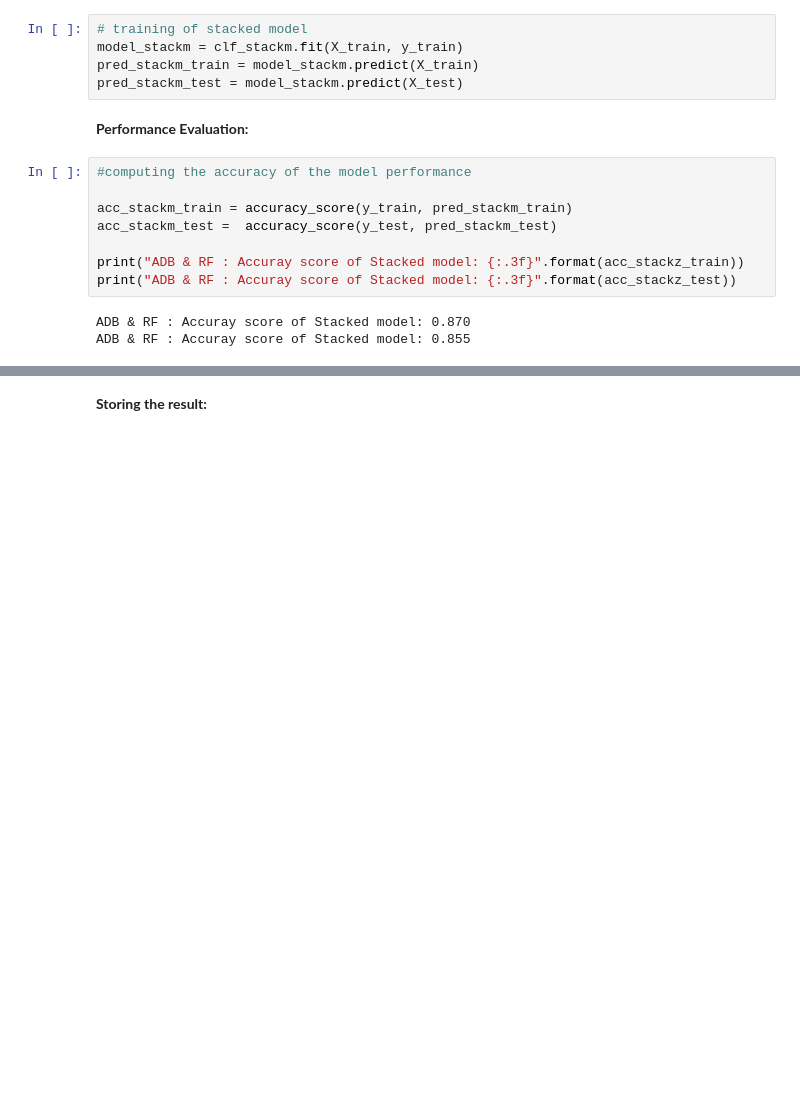
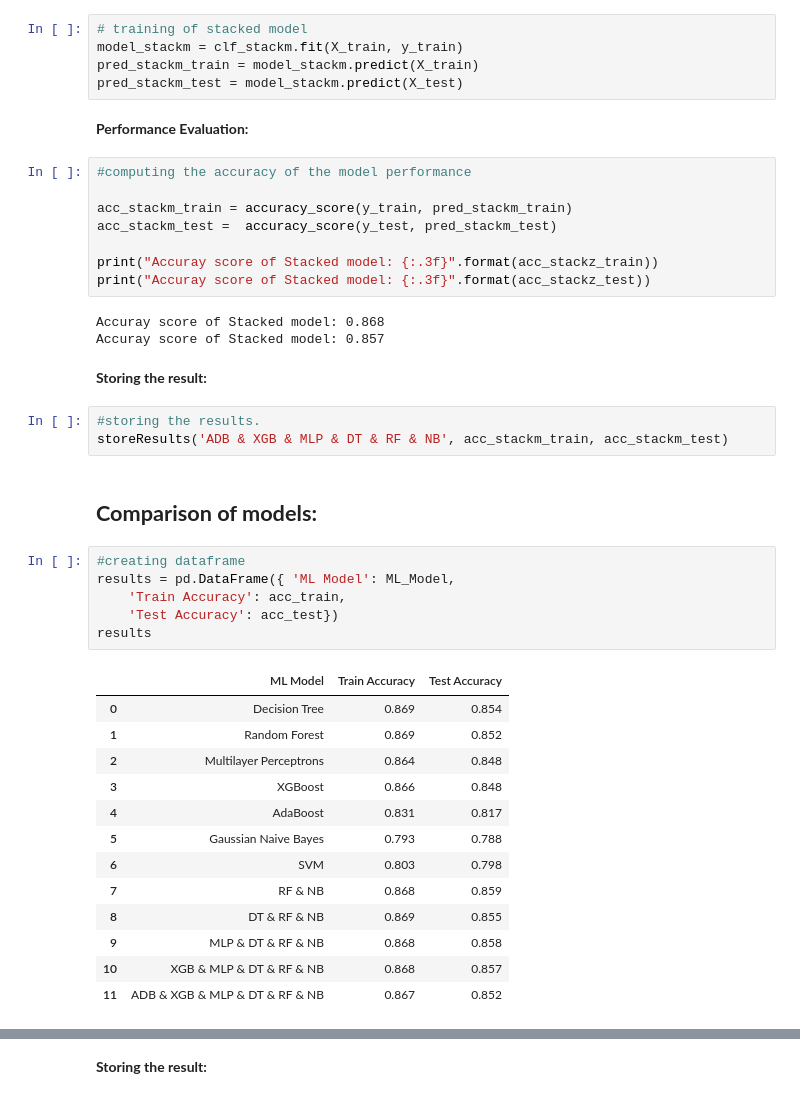
Before and after one commit to DeepanviCS18B009/Malicious-URL-Detector, a Jupyter notebook: Part_A_Model_Training_and_Performance_Evaluation.ipynb, the cells around one changed output, grey strips where cells are left out. Drawn from its saved outputs; the diff is of its cells as text; blank space fills up the shorter version.

```diff
--- a/Part_A_Model_Training_and_Performance_Evaluation.ipynb
+++ b/Part_A_Model_Training_and_Performance_Evaluation.ipynb
@@ -575,8 +749,35 @@ pred_stackm_test = model_stackm.predict(X_test)
 acc_stackm_train = accuracy_score(y_train, pred_stackm_train)
 acc_stackm_test =  accuracy_score(y_test, pred_stackm_test)
 
-print("ADB & RF : Accuray score of Stacked model: {:.3f}".format(acc_stackz_train))
-print("ADB & RF : Accuray score of Stacked model: {:.3f}".format(acc_stackz_test))
+print("Accuray score of Stacked model: {:.3f}".format(acc_stackz_train))
+print("Accuray score of Stacked model: {:.3f}".format(acc_stackz_test))
 # %% [output]
-ADB & RF : Accuray score of Stacked model: 0.870
-ADB & RF : Accuray score of Stacked model: 0.855
+Accuray score of Stacked model: 0.868
+Accuray score of Stacked model: 0.857
+# %% [markdown]
+**Storing the result:**
+# %%
+#storing the results.
+storeResults('ADB & XGB & MLP & DT & RF & NB', acc_stackm_train, acc_stackm_test)
+# %% [markdown]
+## **Comparison of models:**
+# %%
+#creating dataframe
+results = pd.DataFrame({ 'ML Model': ML_Model,
+    'Train Accuracy': acc_train,
+    'Test Accuracy': acc_test})
+results
+# %% [output]
+|  | ML Model | Train Accuracy | Test Accuracy |
+| 0 | Decision Tree | 0.869 | 0.854 |
+| 1 | Random Forest | 0.869 | 0.852 |
+| 2 | Multilayer Perceptrons | 0.864 | 0.848 |
+| 3 | XGBoost | 0.866 | 0.848 |
+| 4 | AdaBoost | 0.831 | 0.817 |
+| 5 | Gaussian Naive Bayes | 0.793 | 0.788 |
+| 6 | SVM | 0.803 | 0.798 |
+| 7 | RF & NB | 0.868 | 0.859 |
+| 8 | DT & RF & NB | 0.869 | 0.855 |
+| 9 | MLP & DT & RF & NB | 0.868 | 0.858 |
+| 10 | XGB & MLP & DT & RF & NB | 0.868 | 0.857 |
+| 11 | ADB & XGB & MLP & DT & RF & NB | 0.867 | 0.852 |
```
Also changed, not shown: parts of 95 cells of this notebook.
